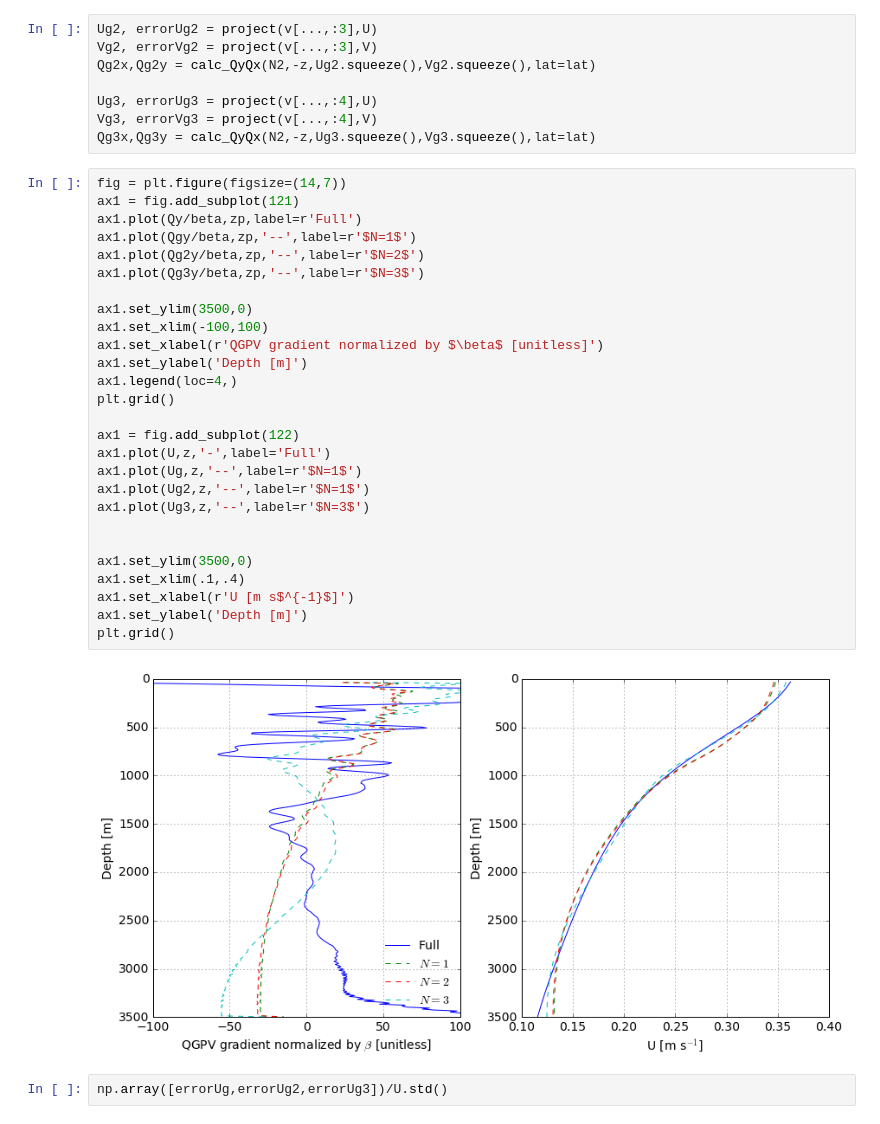
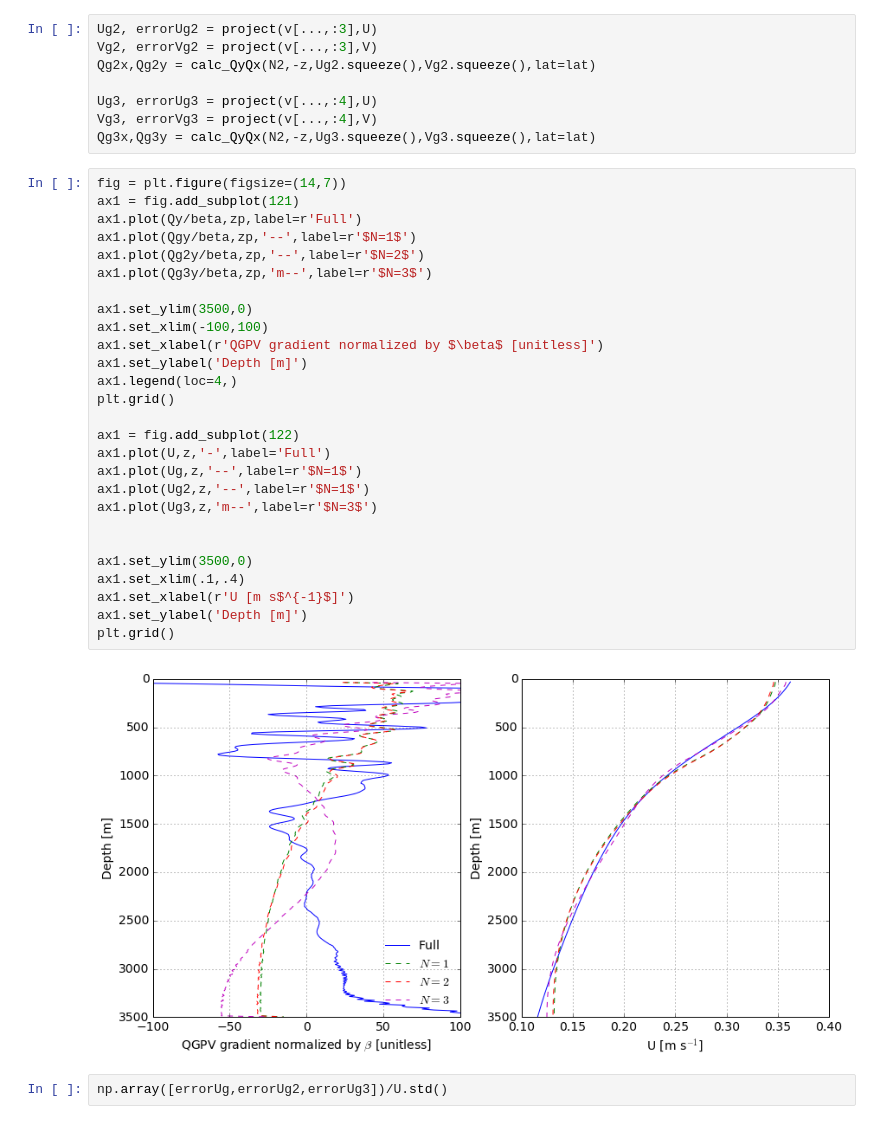
Before and after one commit to cesar-rocha/dp_spectra, a Jupyter notebook: stability/cDrakePVGradient.ipynb, the cells around one changed output. Drawn from its saved outputs; the diff is of its cells as text.

Commit message:
Change color of plots

```diff
--- a/stability/cDrakePVGradient.ipynb
+++ b/stability/cDrakePVGradient.ipynb
@@ -158,32 +158,32 @@ Qg3x,Qg3y = calc_QyQx(N2,-z,Ug3.squeeze(),Vg3.squeeze(),lat=lat)
 # %%
 fig = plt.figure(figsize=(14,7))
 ax1 = fig.add_subplot(121)
 ax1.plot(Qy/beta,zp,label=r'Full')
 ax1.plot(Qgy/beta,zp,'--',label=r'$N=1$')
 ax1.plot(Qg2y/beta,zp,'--',label=r'$N=2$')
-ax1.plot(Qg3y/beta,zp,'--',label=r'$N=3$')
+ax1.plot(Qg3y/beta,zp,'m--',label=r'$N=3$')
 
 ax1.set_ylim(3500,0)
 ax1.set_xlim(-100,100)
 ax1.set_xlabel(r'QGPV gradient normalized by $\beta$ [unitless]')
 ax1.set_ylabel('Depth [m]')
 ax1.legend(loc=4,)
 plt.grid()
 
 ax1 = fig.add_subplot(122)
 ax1.plot(U,z,'-',label='Full')
 ax1.plot(Ug,z,'--',label=r'$N=1$')
 ax1.plot(Ug2,z,'--',label=r'$N=1$')
-ax1.plot(Ug3,z,'--',label=r'$N=3$')
+ax1.plot(Ug3,z,'m--',label=r'$N=3$')
 
 
 ax1.set_ylim(3500,0)
 ax1.set_xlim(.1,.4)
 ax1.set_xlabel(r'U [m s$^{-1}$]')
 ax1.set_ylabel('Depth [m]')
 plt.grid()
 # %% [output]
-[figure, old version]
+[figure, new version]
 # %%
 np.array([errorUg,errorUg2,errorUg3])/U.std()
 # %% [output]
```
